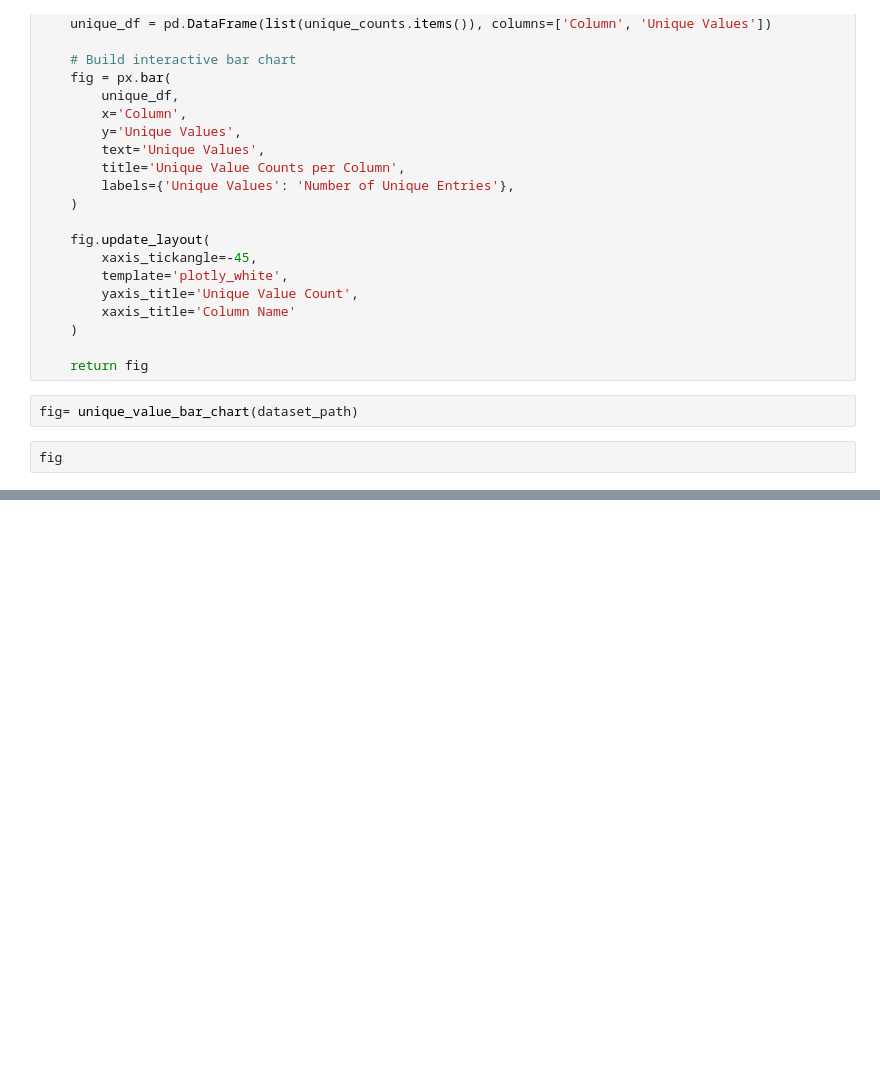
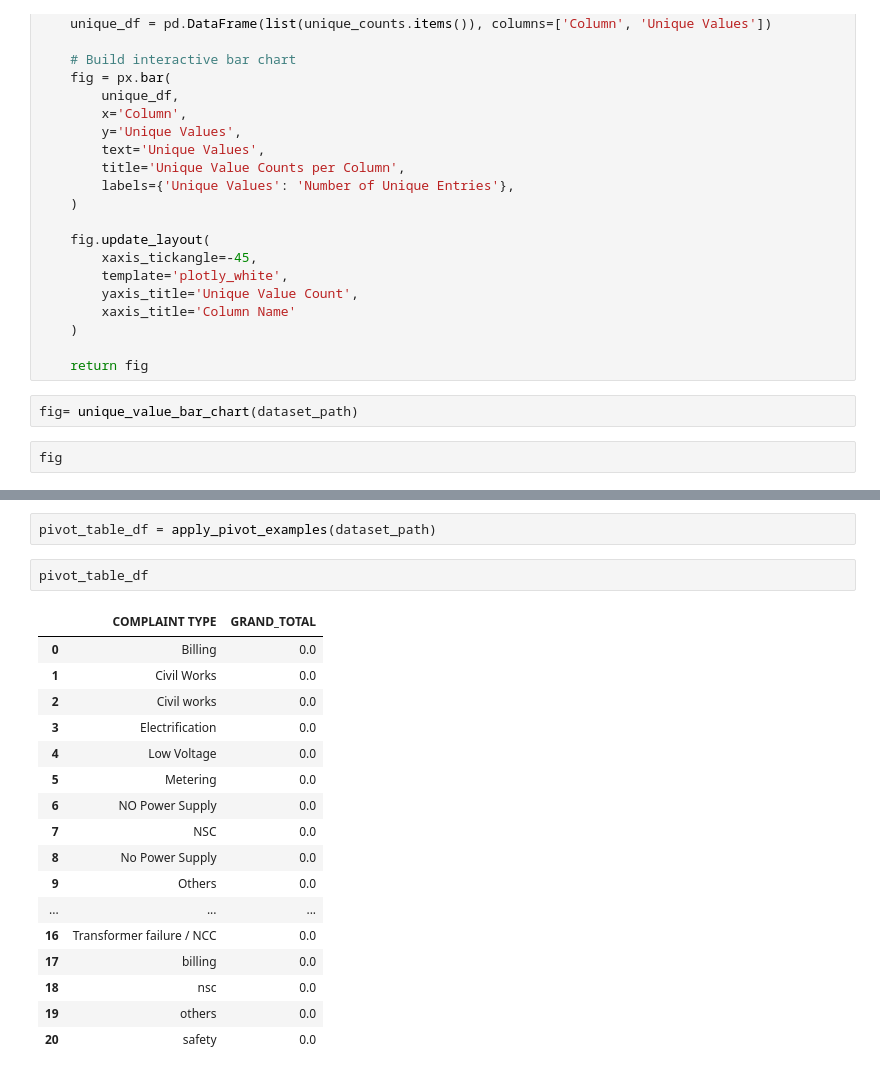
Before and after one commit to susantkumarsahoo/Twitter_X_Flow_Prediction_Tp, a Jupyter notebook: notebooks/02_note.ipynb, the cells around one changed output, grey strips where cells are left out. Cells and saved outputs as stored; diff of their text form; blank space fills up the shorter version.

```diff
--- a/notebooks/02_note.ipynb
+++ b/notebooks/02_note.ipynb
@@ -252,0 +593,22 @@ fig
+# %%
+pivot_table_df = apply_pivot_examples(dataset_path)
+# %%
+pivot_table_df
+# %% [output]
+|  | COMPLAINT TYPE | GRAND_TOTAL |
+| 0 | Billing | 0.0 |
+| 1 | Civil Works | 0.0 |
+| 2 | Civil works | 0.0 |
+| 3 | Electrification | 0.0 |
+| 4 | Low Voltage | 0.0 |
+| 5 | Metering | 0.0 |
+| 6 | NO Power Supply | 0.0 |
+| 7 | NSC | 0.0 |
+| 8 | No Power Supply | 0.0 |
+| 9 | Others | 0.0 |
+| ... | ... | ... |
+| 16 | Transformer failure / NCC | 0.0 |
+| 17 | billing | 0.0 |
+| 18 | nsc | 0.0 |
+| 19 | others | 0.0 |
+| 20 | safety | 0.0 |
```
Also changed, not shown: parts of 31 cells of this notebook, 7 other files.
